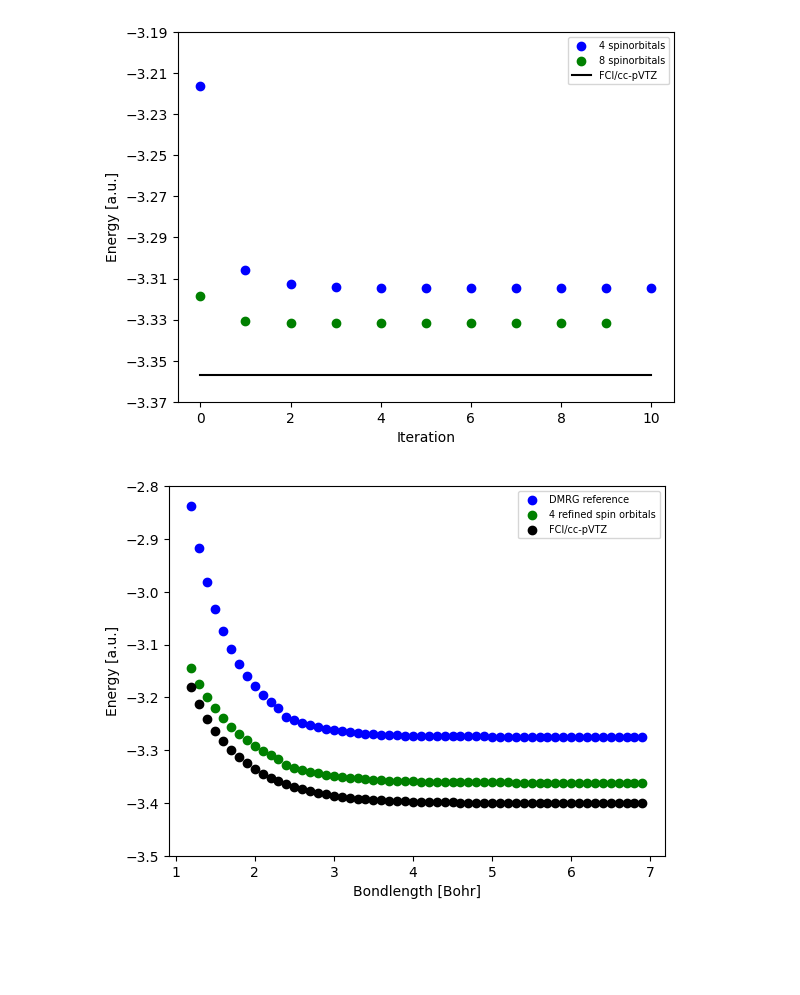
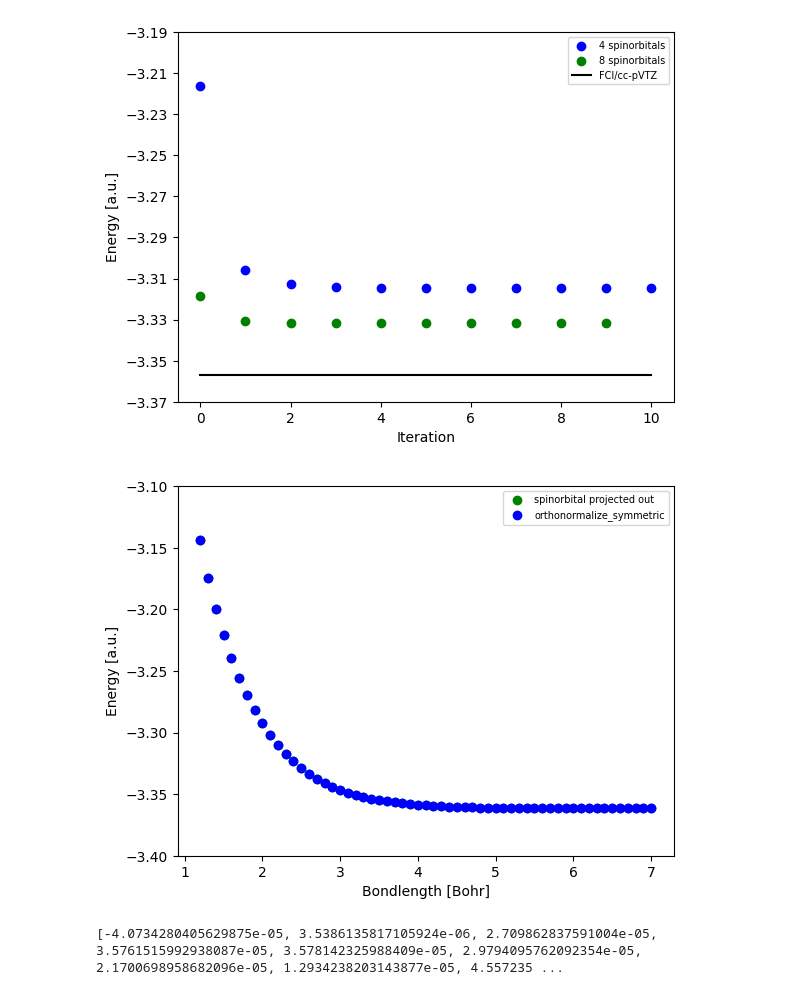
Before and after one commit to FabianLangkabel/FrayedEnds, a Jupyter notebook: Block2/HeH.ipynb, the cells around one changed output. Cells and saved outputs as stored; diff of their text form; code cells hidden in the pictures; blank space fills up the shorter version.

```diff
--- a/Block2/HeH.ipynb
+++ b/Block2/HeH.ipynb
@@ -223,38 +241,58 @@ plt.show()
 [figure]
 # %%
 sto3g_init_energy = [-2.837093967040496, -2.9177185346883423, -2.9818421854105552, -3.03330800393587, -3.074980066743456, -3.1089914367914857, -3.136936919129891, -3.1600193450247795,
-                     -3.1791648533054473, -3.1950904255520602, -3.20836493788789, -3.2194454001688784, -3.2364414147108027, -3.2429095450965346, -3.248313932543595, -3.252826517860797,
+                     -3.1791648533054473, -3.1950904255520602, -3.20836493788789, -3.2194454001688784, -3.2287032897536427, -3.2364414147108027, -3.2429095450965346, -3.248313932543595, -3.252826517860797,
                      -3.2565901206757664, -3.259724460599358, -3.2623303326484923, -3.264492664008085, -3.2662832072893266, -3.267762670203637, -3.268982140479504, -3.2699855087384284,
                      -3.270808924688602, -3.2714832519055124, -3.2720341318502975, -3.272483850821257, -3.2728494653132865, -3.2731462809486227, -3.273386589556032, -3.273581194674879,
                      -3.2737379610955757, -3.273864131339876, -3.2739653839270404, -3.274046439217869, -3.2741111215036653, -3.2741625124232314, -3.2742034053543265, -3.274236470088293,
                      -3.274262450405211, -3.2742824625635887, -3.2742963538237673, -3.2743093154378213, -3.274319295838079, -3.2743269580530474, -3.274326795825329, -3.274332989045309,
                      -3.2743376360418472, -3.2743412011911577, -3.2743440008714266, -3.274346194042887, -3.2743478866533406, -3.2743490059493476, -3.2743500087100923, -3.2743508731812385,
                      -3.274351384220274, -3.274351554337618]
 sto3g_refined_energy =[-3.144093521539273, -3.1744546427331217, -3.1996077270296923, -3.220976188628213, -3.2394073292582366, -3.2554369521873148, -3.2694331275612303, -3.281674254253601,
-                       -3.292381603634398, -3.3017416239745, -3.309914791421201, -3.3170413052630034, -3.3286370125496125, -3.3333145191198956, -3.3373643683506504, -3.340865312694047,
+                       -3.292381603634398, -3.3017416239745, -3.309914791421201, -3.3170413052630034, -3.3232450425331077, -3.3286370125496125, -3.3333145191198956, -3.3373643683506504, -3.340865312694047,
                        -3.343884021617482, -3.34648529569259, -3.3487216747361988, -3.3506414564569122, -3.352287028277499, -3.3536947069047818, -3.3548966457099443, -3.3559219418336808,
                        -3.356795240008779, -3.3575378030948757, -3.3581665706558894, -3.358701711727242, -3.359155210981916, -3.3595385116896925, -3.359862542757555, -3.3601364236869378,
                        -3.360367040252824, -3.3605609825455347, -3.360724451036981, -3.36086180616565, -3.360977264204111, -3.3610749098847004, -3.3611555769649937, -3.361223050613116,
                        -3.3612795641536763, -3.361325437106495, -3.3613659857393987, -3.3613993517860505, -3.361421010173911, -3.3614455496792846, -3.361466254484854, -3.361483265720863,
                        -3.3614972454434278, -3.3615090406386914, -3.361518714796306, -3.3615266376695336, -3.361533291576843, -3.361538768179214, -3.3615432011186783, -3.361547122278753,
                        -3.3615501124712703, -3.361552903651302]
-energy_fci.pop()
+sto3g_refined_energy_orthosym = [-3.1440527872588673, -3.1744581813467034, -3.1996348256580682, -3.221011950144206, -3.2394431106814965, -3.255466746283077, -3.269454828260189, -3.281687188491804,
+                                 -3.2923861608703633, -3.3017389721136836, -3.309906655224395, -3.3170293615991118, -3.3232302729673364, -3.328620733358556, -3.33329789222847, -3.337348113216682,
+                                 -3.3408498734862895, -3.3438713018170576, -3.3464718897542376, -3.3487098744539843, -3.3506304278869856, -3.3522767264024846, -3.353685866875976, -3.3548887492362116,
+                                 -3.355914986834458, -3.3567888065319345, -3.35753199236248, -3.3581633000263302, -3.358698606781149, -3.3591504950218534, -3.3595343889136475, -3.3598587792047736,
+                                 -3.36013279000446, -3.360363669684116, -3.360558054299459, -3.360721777048615, -3.3608593435427365, -3.3609750071758873, -3.3610720300343333, -3.3611532047208947,
+                                 -3.361221307890701, -3.361279088368317, -3.3613262291584762, -3.361365942266918, -3.3613988026023005, -3.3614249666817515, -3.361448368450016, -3.3614682237109146,
+                                 -3.3614846321745535, -3.361498126060915, -3.3615039528089685, -3.361514442829761, -3.3615230664601885, -3.361530431529297, -3.3615363596196897, -3.36154093095855,
+                                 -3.361545033349664,-3.361548409201633, -3.361551767759356]
 
-x = np.arange(1.2, 7.0, 0.1)
-x2 = np.arange(1.2, 7.1, 0.1)
+x = np.arange(1.2, 7.1, 0.1)
+
 
 fig, ax = plt.subplots()
-ax.scatter(x, sto3g_init_energy, color='blue', label='DMRG reference')
-ax.scatter(x, sto3g_refined_energy, color='green', label='4 refined spin orbitals')
-ax.scatter(x, energy_fci, color='black', label='FCI/cc-pVTZ')
+#ax.scatter(x, sto3g_init_energy, color='blue', label='initial energy (4 spin orbitals)')
+ax.scatter(x, sto3g_refined_energy, color='green', label='spinorbital projected out')
+ax.scatter(x, sto3g_refined_energy_orthosym, color = 'blue', label='orthonormalize_symmetric')
+#ax.scatter(x, energy_fci, color='black', label='FCI/cc-pVTZ')
+
 
 ax.legend(loc='upper right', fontsize=7)
 
 ax.set_xlabel('Bondlength [Bohr]')
 ax.set_ylabel('Energy [a.u.]')
 #ax.set_xticks(np.arange(0.8, 4.4, 0.4))
-ax.set_yticks(np.arange(-2.8, -3.5, -0.1))
+ax.set_yticks(np.arange(-3.1, -3.43, -0.05))
 
 plt.show()
 # %% [output]
-[figure, old version]
+[figure, new version]
+# %%
+difference_ortho = []
+x=0
+for i in sto3g_refined_energy:
+    difference = i - sto3g_refined_energy_orthosym[x]
+    difference_ortho.append(difference)
+    x= x+1
+
+print(difference_ortho)
+# %% [output]
+[-4.0734280405629875e-05, 3.5386135817105924e-06, 2.709862837591004e-05, 3.5761515992938087e-05, 3.578142325988409e-05, 2.9794095762092354e-05, 2.1700698958682096e-05, 1.2934238203143877e-05, 4.557235 ...
```
Also changed, not shown: parts of 3 cells of this notebook, 35 other files.
